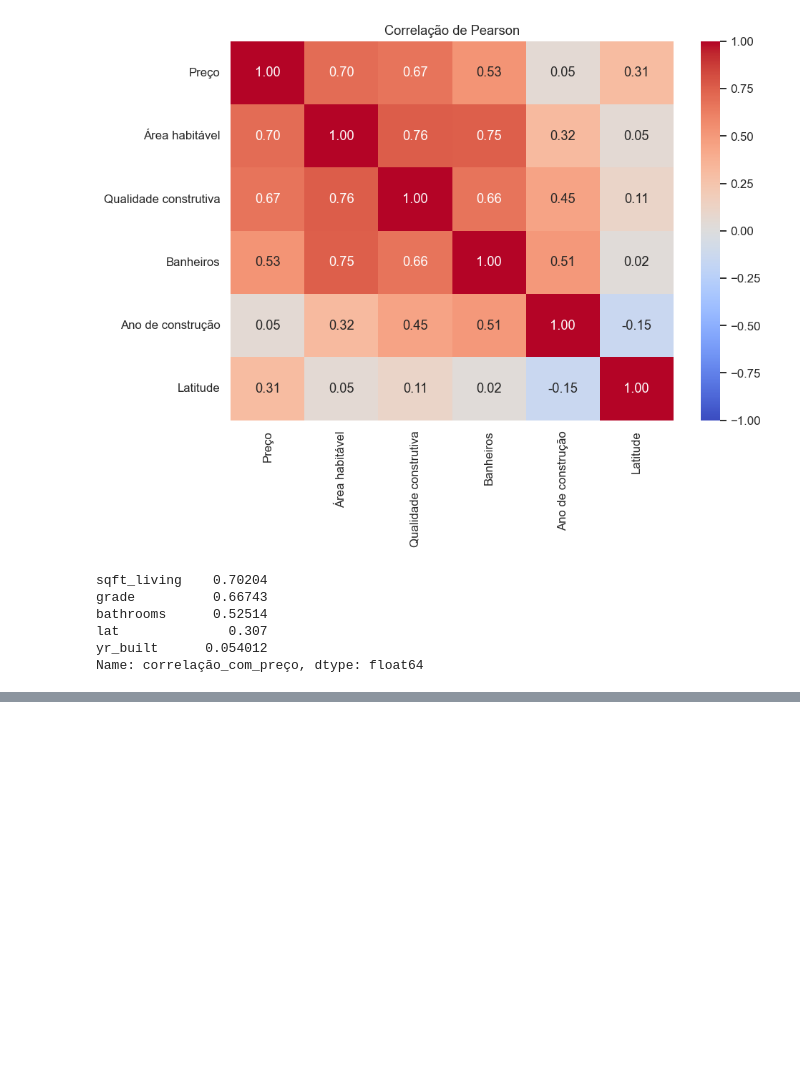
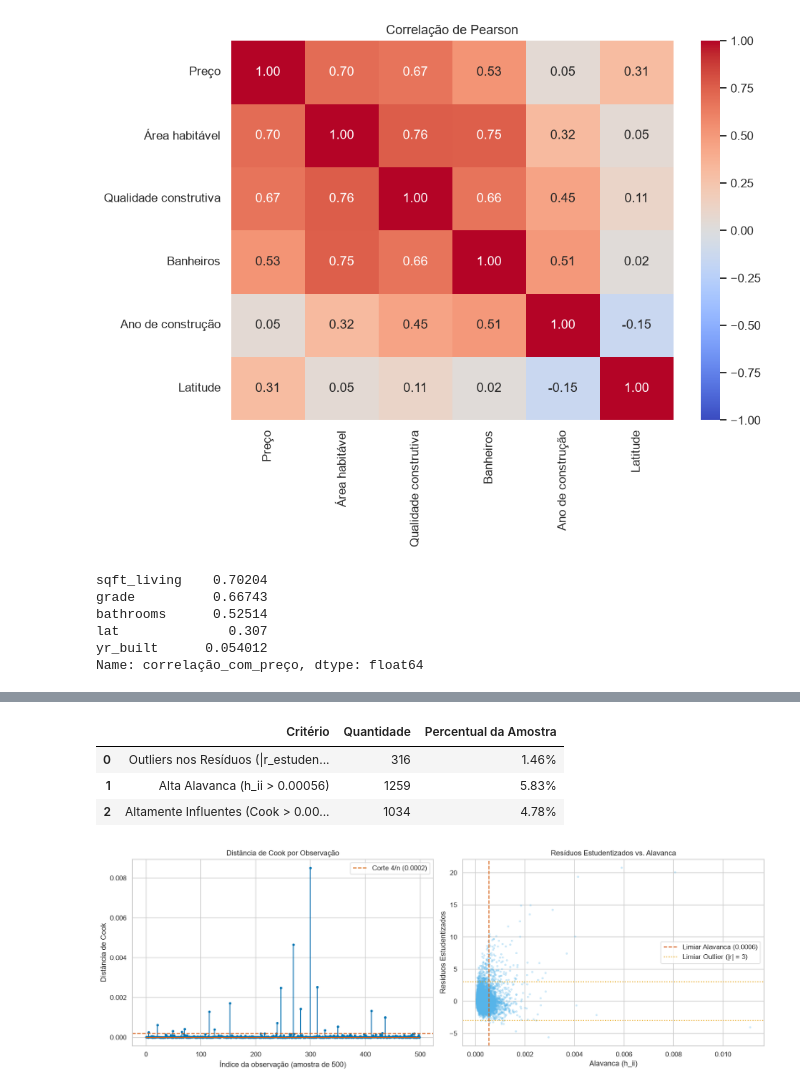
Before and after one commit to igor-xmchaves/analise_house_sales, a Jupyter notebook: house_sales.ipynb, the cells around one changed output, grey strips where cells are left out. Cells and saved outputs as stored; diff of their text form; code cells hidden in the pictures; blank space fills up the shorter version.

Commit message:
feat: add mrls, mrlm, vif e diagnostico de observacoes atipicas

```diff
--- a/house_sales.ipynb
+++ b/house_sales.ipynb
@@ -538,0 +634,74 @@ Name: correlação_com_preço, dtype: float64
+# %%
+from statsmodels.stats.outliers_influence import OLSInfluence
+
+# Extração das métricas de diagnóstico a partir do MRLM ajustado
+influencia = OLSInfluence(mrlm)
+
+# Resíduos estudentizados internos
+residuos_student = influencia.resid_studentized_internal
+
+# Medida de Alavanca (diagonal da matriz de projeção Hat)
+alavanca = influencia.hat_matrix_diag
+n = len(dados)
+p = len(mrlm.params)  # intercepto + 5 preditoras = 6
+corte_alavanca = 2 * (p / n)
+
+#  Distância de Cook
+(distancia_cook, _) = influencia.cooks_distance
+corte_cook = 4 / n
+
+# Contagem de casos que ultrapassam os limiares críticos
+qtd_outliers = int((np.abs(residuos_student) > 3).sum())
+qtd_alavanca = int((alavanca > corte_alavanca).sum())
+qtd_influentes = int((distancia_cook > corte_cook).sum())
+
+resumo_atipicos = pd.DataFrame({
+    'Critério': [
+        'Outliers nos Resíduos (|r_estudentizado| > 3)',
+        f'Alta Alavanca (h_ii > {corte_alavanca:.5f})',
+        f'Altamente Influentes (Cook > {corte_cook:.5f})'
+    ],
+    'Quantidade': [qtd_outliers, qtd_alavanca, qtd_influentes],
+    'Percentual da Amostra': [
+        f'{(qtd_outliers / n) * 100:.2f}%',
+        f'{(qtd_alavanca / n) * 100:.2f}%',
+        f'{(qtd_influentes / n) * 100:.2f}%'
+    ]
+})
+
+print("=" * 80)
+print("DIAGNÓSTICO DE OBSERVAÇÕES ATÍPICAS (MRLM)")
+print("=" * 80)
+display(resumo_atipicos)
+resumo_atipicos.to_csv(PASTA / 'diagnostico_atipicos.csv', index=False)
+
+# ==========================================================
+# FIGURA 5 — Gráficos de Diagnóstico: Alavanca e Distância de Cook
+# ==========================================================
+fig, eixos = plt.subplots(1, 2, figsize=(15, 5), constrained_layout=True)
+
+# Painel 1: Distância de Cook (primeiros 500 imóveis para visualização nítida)
+eixos[0].stem(np.arange(500), distancia_cook[:500], markerfmt='.')
+eixos[0].axhline(corte_cook, color=VERMELHO, linestyle='--', label=f'Corte 4/n ({corte_cook:.4f})')
+eixos[0].set(
+    xlabel='Índice da observação (amostra de 500)',
+    ylabel='Distância de Cook',
+    title='Distância de Cook por Observação'
+)
+eixos[0].legend()
+
+# Painel 2: Resíduos Estudentizados vs. Alavanca (Leverage)
+eixos[1].scatter(alavanca, residuos_student, alpha=0.3, color=AZUL, s=12, edgecolors='none')
+eixos[1].axvline(corte_alavanca, color=VERMELHO, linestyle='--', label=f'Limiar Alavanca ({corte_alavanca:.4f})')
+eixos[1].axhline(3, color=LARANJA, linestyle=':')
+eixos[1].axhline(-3, color=LARANJA, linestyle=':', label='Limiar Outlier (|r| = 3)')
+eixos[1].set(
+    xlabel='Alavanca (h_ii)',
+    ylabel='Resíduos Estudentizados',
+    title='Resíduos Estudentizados vs. Alavanca'
+)
+eixos[1].legend()
+
+fig.savefig(PASTA / '05_diagnostico_atipicos.png', dpi=150, bbox_inches='tight')
+plt.show()
+# %% [output]
@@ -538,0 +711,5 @@ Name: correlação_com_preço, dtype: float64
+|  | Critério | Quantidade | Percentual da Amostra |
+| 0 | Outliers nos Resíduos (|r_estuden... | 316 | 1.46% |
+| 1 | Alta Alavanca (h_ii > 0.00056) | 1259 | 5.83% |
+| 2 | Altamente Influentes (Cook > 0.00... | 1034 | 4.78% |
+[figure, added]
```
Also changed, not shown: parts of 9 cells of this notebook, 7 other files.
